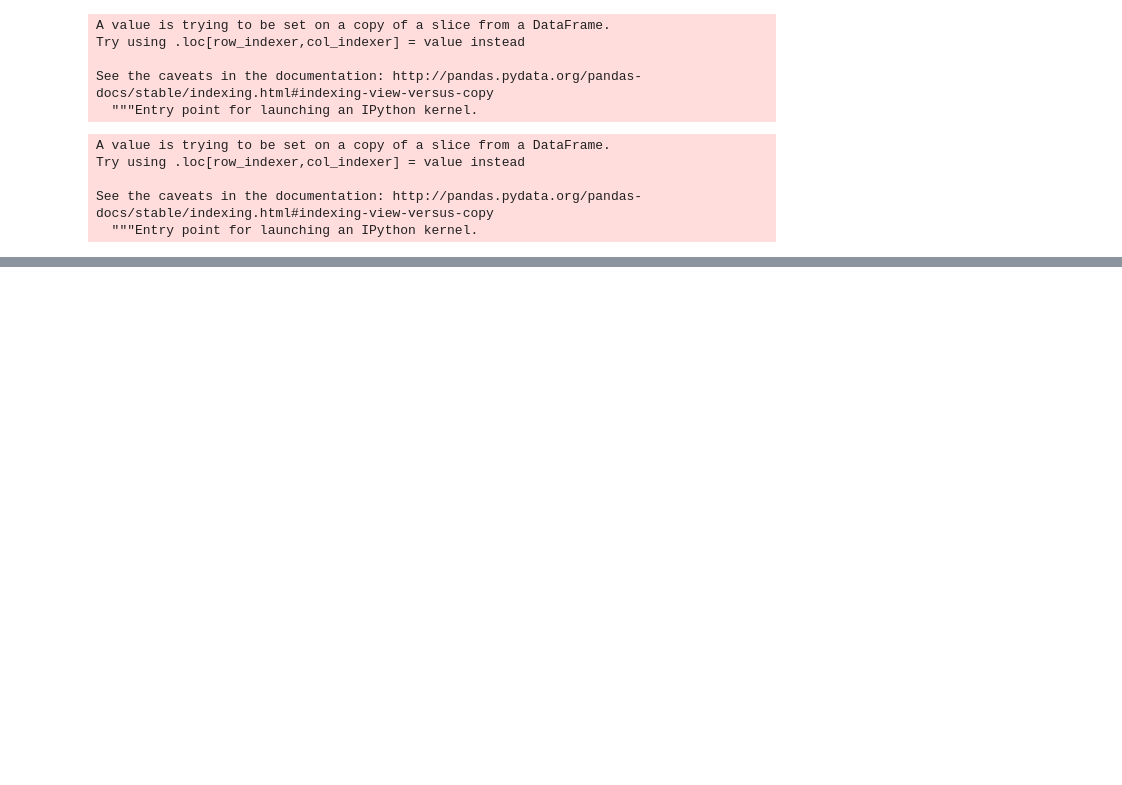
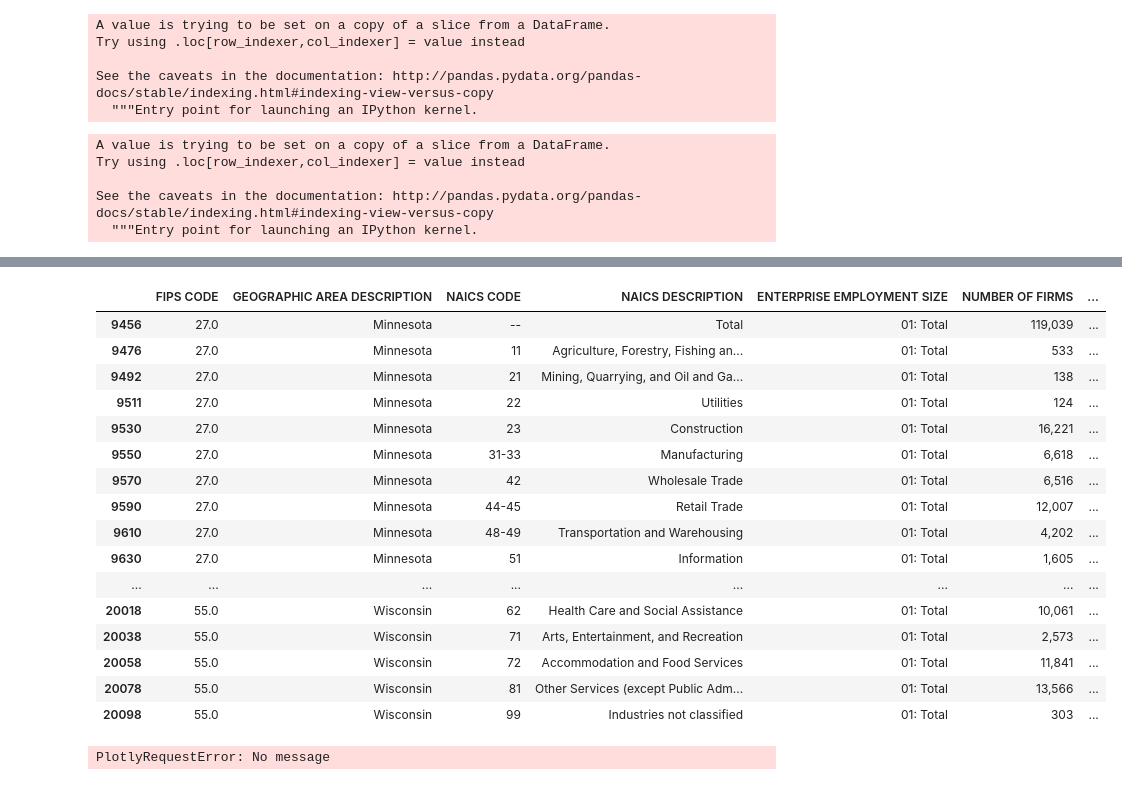
Before and after one commit to harsh29320/Sample_project, a Jupyter notebook: Untitled3.ipynb, the cells around one changed output, grey strips where cells are left out. Cells and saved outputs as stored; diff of their text form; code cells hidden in the pictures; blank space fills up the shorter version.

```diff
--- a/Untitled3.ipynb
+++ b/Untitled3.ipynb
@@ -49,0 +95,20 @@ sns.barplot(x="NUMBER OF FIRMS_num",y="NAICS DESCRIPTION", data=df_us_wi, hue="G
+# %%
+df_us_wi
+# %% [output]
+|  | FIPS CODE | GEOGRAPHIC AREA DESCRIPTION | NAICS CODE | NAICS DESCRIPTION | ENTERPRISE EMPLOYMENT SIZE | NUMBER OF FIRMS | ... |
+| 9456 | 27.0 | Minnesota | -- | Total | 01: Total | 119,039 | ... |
+| 9476 | 27.0 | Minnesota | 11 | Agriculture, Forestry, Fishing an... | 01: Total | 533 | ... |
+| 9492 | 27.0 | Minnesota | 21 | Mining, Quarrying, and Oil and Ga... | 01: Total | 138 | ... |
+| 9511 | 27.0 | Minnesota | 22 | Utilities | 01: Total | 124 | ... |
+| 9530 | 27.0 | Minnesota | 23 | Construction | 01: Total | 16,221 | ... |
+| 9550 | 27.0 | Minnesota | 31-33 | Manufacturing | 01: Total | 6,618 | ... |
+| 9570 | 27.0 | Minnesota | 42 | Wholesale Trade | 01: Total | 6,516 | ... |
+| 9590 | 27.0 | Minnesota | 44-45 | Retail Trade | 01: Total | 12,007 | ... |
+| 9610 | 27.0 | Minnesota | 48-49 | Transportation and Warehousing | 01: Total | 4,202 | ... |
+| 9630 | 27.0 | Minnesota | 51 | Information | 01: Total | 1,605 | ... |
+| ... | ... | ... | ... | ... | ... | ... | ... |
+| 20018 | 55.0 | Wisconsin | 62 | Health Care and Social Assistance | 01: Total | 10,061 | ... |
+| 20038 | 55.0 | Wisconsin | 71 | Arts, Entertainment, and Recreation | 01: Total | 2,573 | ... |
+| 20058 | 55.0 | Wisconsin | 72 | Accommodation and Food Services | 01: Total | 11,841 | ... |
+| 20078 | 55.0 | Wisconsin | 81 | Other Services (except Public Adm... | 01: Total | 13,566 | ... |
+| 20098 | 55.0 | Wisconsin | 99 | Industries not classified | 01: Total | 303 | ... |
@@ -49,0 +145,5 @@ sns.barplot(x="NUMBER OF FIRMS_num",y="NAICS DESCRIPTION", data=df_us_wi, hue="G
+# %%
+fig = dict( data=data, layout=layout )
+py.iplot( fig, filename='d3-cloropleth-map' )
+# %% [output]
+PlotlyRequestError: No message
```
Also changed, not shown: parts of 13 cells of this notebook.
